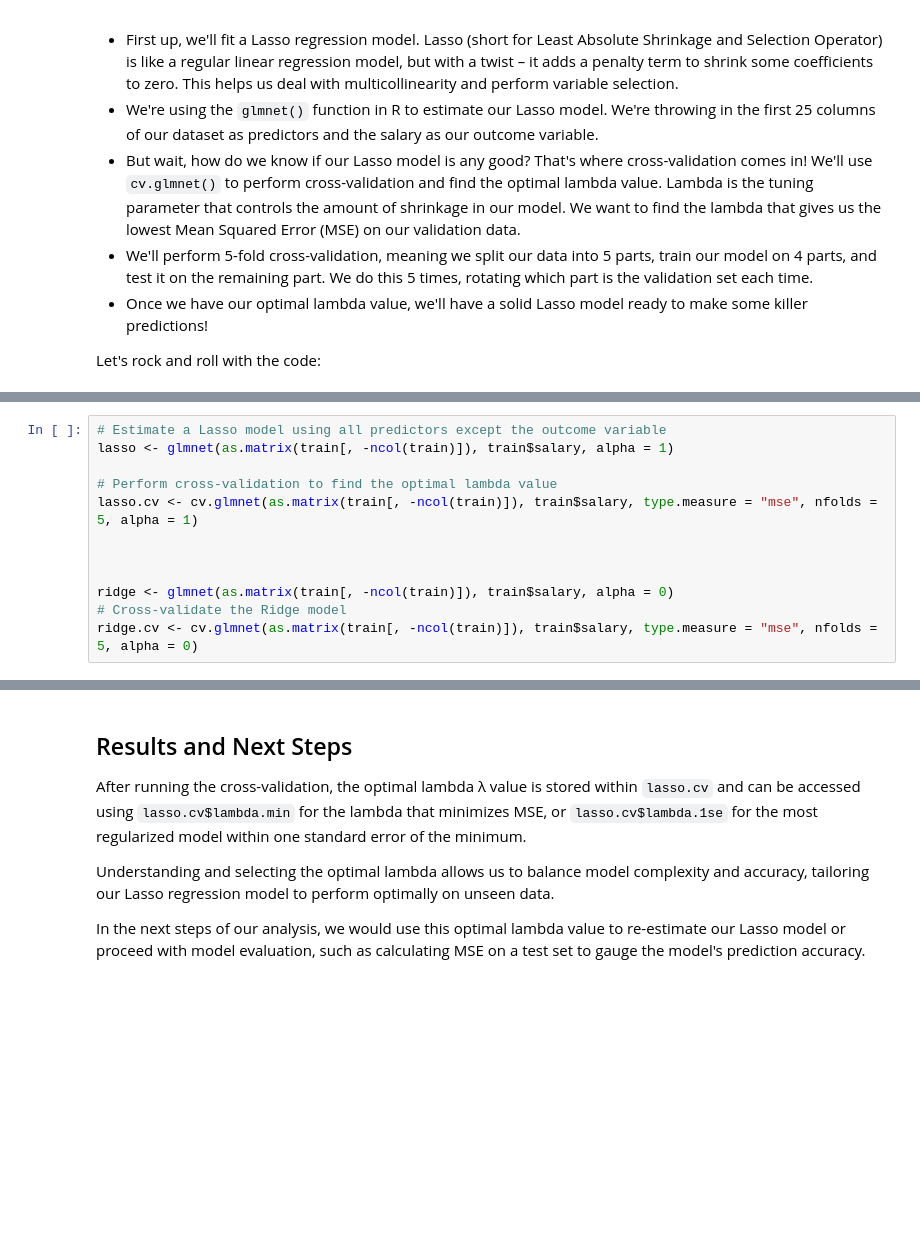
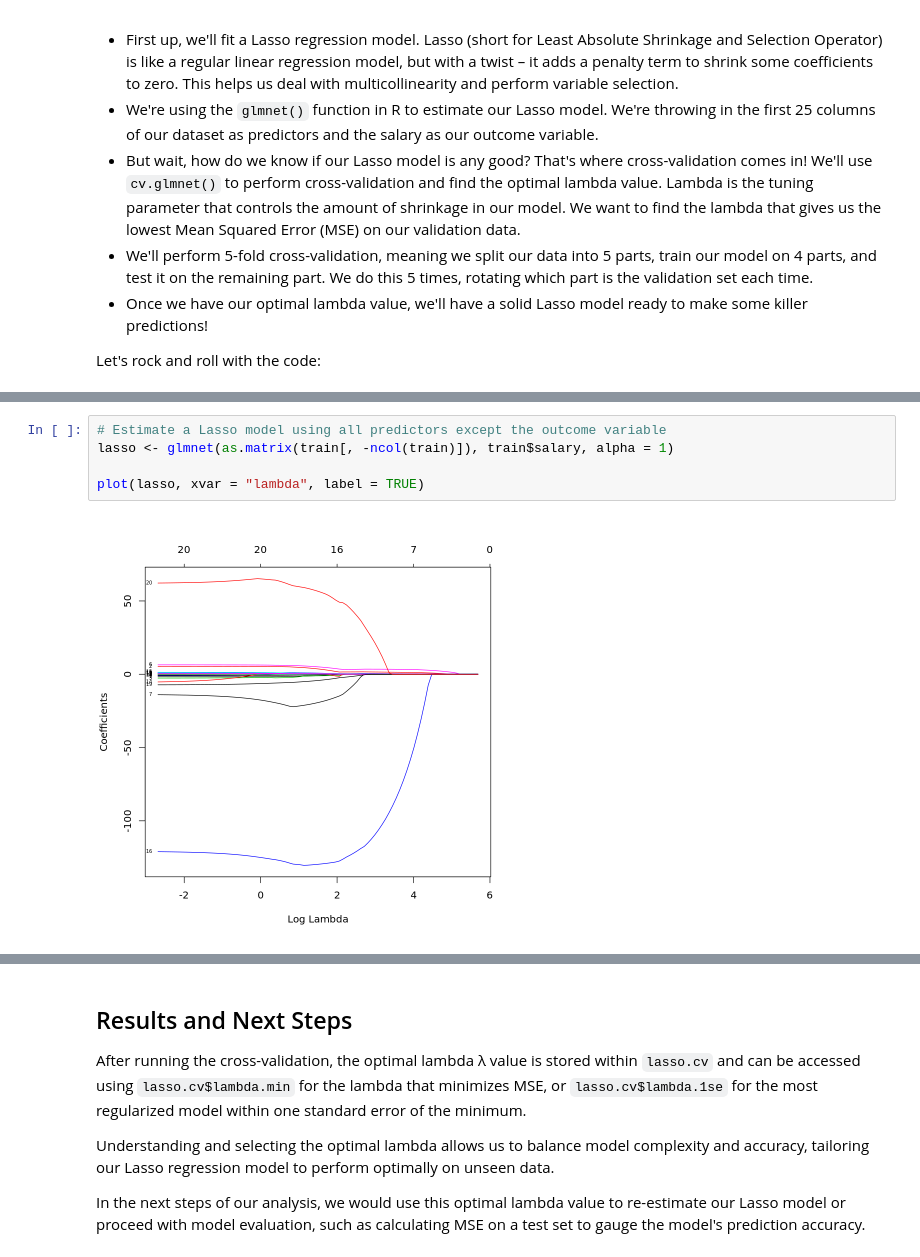
Before and after one commit to AStrittmatter/M02-Machine-Learning, a Jupyter notebook: class_tutorial/Class_tutorial_2.ipynb, the cells around one changed output, grey strips where cells are left out. Saved outputs shown, nothing was run; the diff lists cells and outputs as text; blank space fills up the shorter version.

```diff
--- a/class_tutorial/Class_tutorial_2.ipynb
+++ b/class_tutorial/Class_tutorial_2.ipynb
@@ -220,12 +224,7 @@ Let's rock and roll with the code:
 # %%
 # Estimate a Lasso model using all predictors except the outcome variable
 lasso <- glmnet(as.matrix(train[, -ncol(train)]), train$salary, alpha = 1)
 
-# Perform cross-validation to find the optimal lambda value
-lasso.cv <- cv.glmnet(as.matrix(train[, -ncol(train)]), train$salary, type.measure = "mse", nfolds = 5, alpha = 1)
-
-
-
-ridge <- glmnet(as.matrix(train[, -ncol(train)]), train$salary, alpha = 0)
-# Cross-validate the Ridge model
-ridge.cv <- cv.glmnet(as.matrix(train[, -ncol(train)]), train$salary, type.measure = "mse", nfolds = 5, alpha = 0)
+plot(lasso, xvar = "lambda", label = TRUE)
+# %% [output]
+[figure, added]
```
Also changed, not shown: parts of 13 cells of this notebook.
